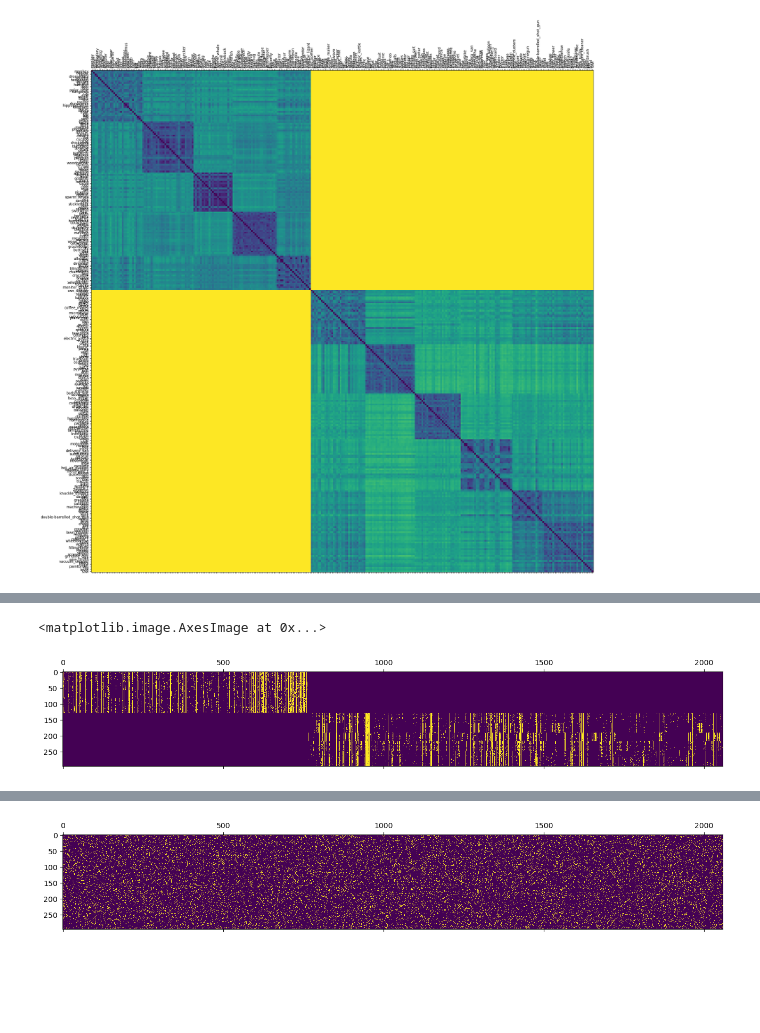
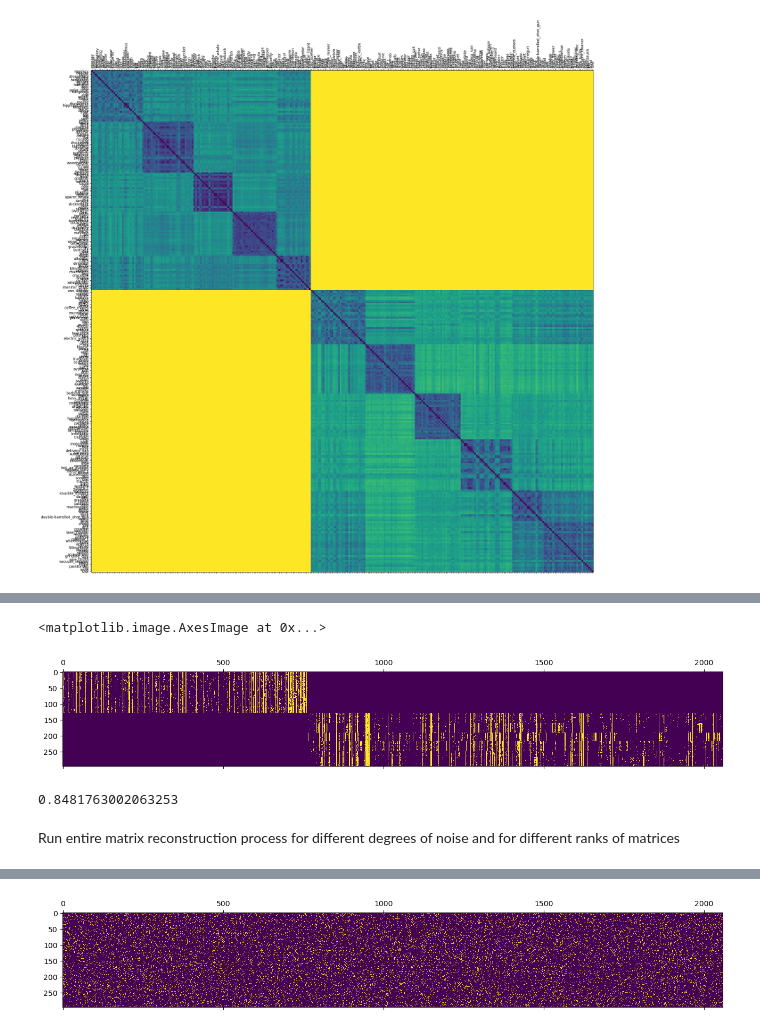
Before and after one commit to siddsuresh97/conceptual_representations_gpt, a Jupyter notebook: scripts/matrix_completion/matrix_completion.ipynb, the cells around one changed output, grey strips where cells are left out. Saved outputs shown, nothing was run; the diff lists cells and outputs as text; code cells hidden in the pictures; blank space fills up the shorter version.

```diff
--- a/scripts/matrix_completion/matrix_completion.ipynb
+++ b/scripts/matrix_completion/matrix_completion.ipynb
@@ -98,23 +103,20 @@ plt.matshow(dropped_array)
 # %%
-for iter in range(1):
-    filled_array = IterativeSVD(min_value=0, max_value=1,rank=5,verbose=False).fit_transform(dropped_array)
-    filled_array = np.round(filled_array)
-    # X_guessed = np.round(X_filled)
-    # np.clip(X_guessed, 0, 1)
-
-    # for row in range(d1):
-    #     for col in range(d2):
-    #         if X_guessed[row][col] == 1:
-    #             dropped_array_partfilled[row][col] = 1
+### reconstruct matrix
+filled_array = IterativeSVD(min_value=0, max_value=1,rank=5,verbose=False).fit_transform(dropped_array)
+filled_array = np.round(filled_array)
+plt.matshow(filled_array)
+# %% [output]
+<matplotlib.image.AxesImage at 0x...>
+[figure, added]
-# %%
-plt.matshow(filled_array)
-# %% [output]
-<matplotlib.image.AxesImage at 0x...>
-[figure, removed]
 # %%
 cors=[]
 for i in range(filled_array.shape[0]):
     cors.append(np.corrcoef(filled_array[i,:],full_feat_array[i,:])[0,1])
+np.mean(cors)
+# %% [output]
+0.8481763002063253
+# %% [markdown]
+ Run entire matrix reconstruction process for different degrees of noise and for different ranks of matrices
 # %%
 cors=[]
 ranks=[]
```
Also changed, not shown: parts of 15 cells of this notebook.
